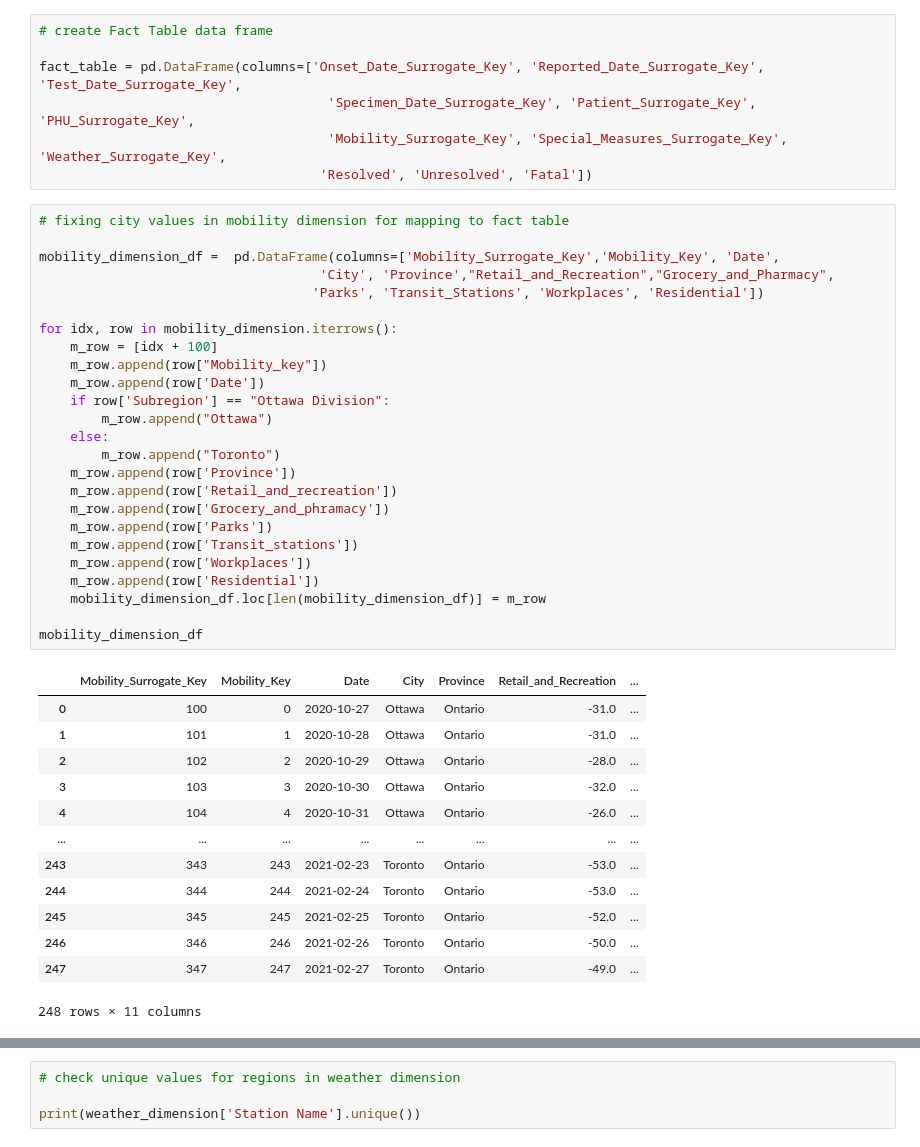
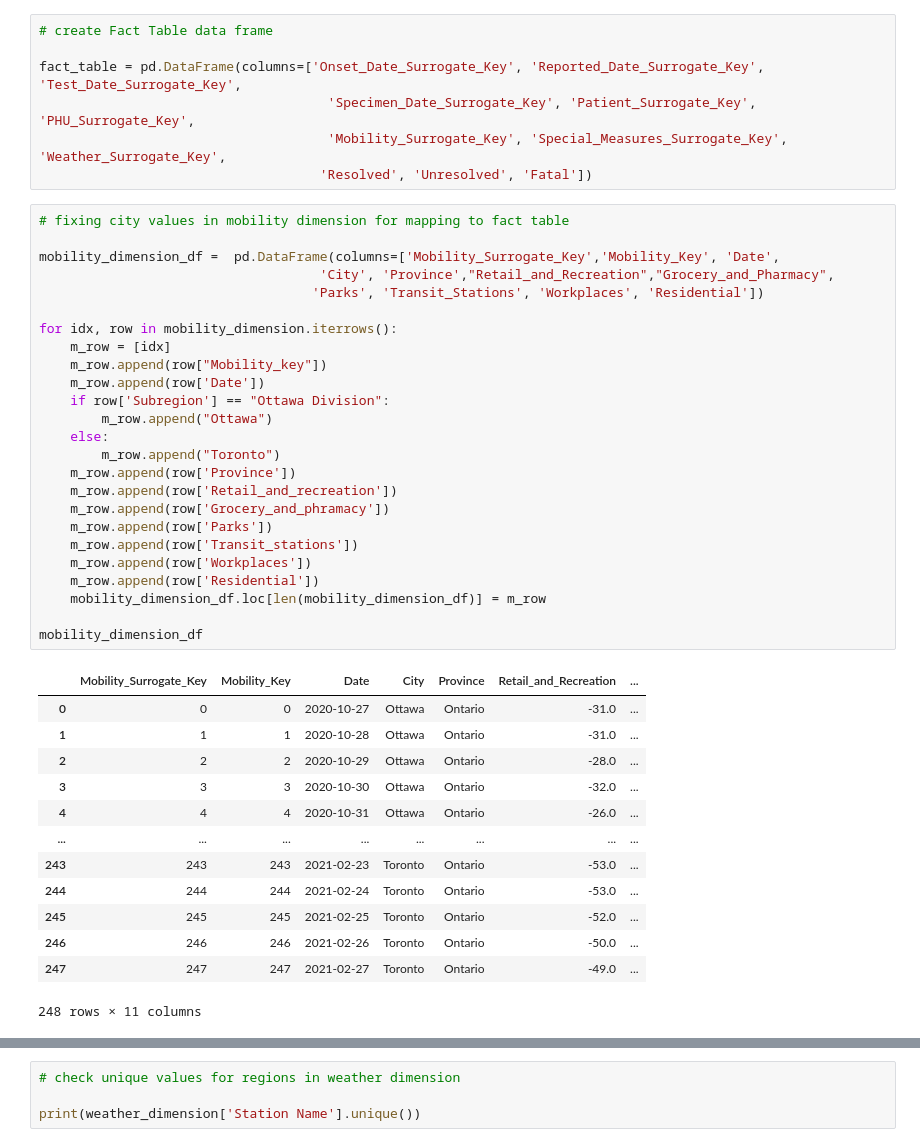
Before and after one commit to WilliamBHuynh/COVID-Tracking-Data-Mart, a Jupyter notebook: Data/Fact_Table/New_Fact_Table.ipynb, the cells around one changed output, grey strips where cells are left out. Cells and saved outputs as stored; diff of their text form.

```diff
--- a/Data/Fact_Table/New_Fact_Table.ipynb
+++ b/Data/Fact_Table/New_Fact_Table.ipynb
@@ -104,41 +104,41 @@ fact_table = pd.DataFrame(columns=['Onset_Date_Surrogate_Key', 'Reported_Date_Su
 # %%
 # fixing city values in mobility dimension for mapping to fact table
 
 mobility_dimension_df =  pd.DataFrame(columns=['Mobility_Surrogate_Key','Mobility_Key', 'Date',
                                     'City', 'Province',"Retail_and_Recreation","Grocery_and_Pharmacy",
                                    'Parks', 'Transit_Stations', 'Workplaces', 'Residential'])
 
 for idx, row in mobility_dimension.iterrows():
-    m_row = [idx + 100]
+    m_row = [idx]
     m_row.append(row["Mobility_key"])
     m_row.append(row['Date'])
     if row['Subregion'] == "Ottawa Division":
         m_row.append("Ottawa")
     else:
         m_row.append("Toronto")
     m_row.append(row['Province'])
     m_row.append(row['Retail_and_recreation'])
     m_row.append(row['Grocery_and_phramacy'])
     m_row.append(row['Parks'])
     m_row.append(row['Transit_stations'])
     m_row.append(row['Workplaces'])
     m_row.append(row['Residential'])
     mobility_dimension_df.loc[len(mobility_dimension_df)] = m_row
 
 mobility_dimension_df
 # %% [output]
 |  | Mobility_Surrogate_Key | Mobility_Key | Date | City | Province | Retail_and_Recreation | ... |
-| 0 | 100 | 0 | 2020-10-27 | Ottawa | Ontario | -31.0 | ... |
-| 1 | 101 | 1 | 2020-10-28 | Ottawa | Ontario | -31.0 | ... |
-| 2 | 102 | 2 | 2020-10-29 | Ottawa | Ontario | -28.0 | ... |
-| 3 | 103 | 3 | 2020-10-30 | Ottawa | Ontario | -32.0 | ... |
-| 4 | 104 | 4 | 2020-10-31 | Ottawa | Ontario | -26.0 | ... |
+| 0 | 0 | 0 | 2020-10-27 | Ottawa | Ontario | -31.0 | ... |
+| 1 | 1 | 1 | 2020-10-28 | Ottawa | Ontario | -31.0 | ... |
+| 2 | 2 | 2 | 2020-10-29 | Ottawa | Ontario | -28.0 | ... |
+| 3 | 3 | 3 | 2020-10-30 | Ottawa | Ontario | -32.0 | ... |
+| 4 | 4 | 4 | 2020-10-31 | Ottawa | Ontario | -26.0 | ... |
 | ... | ... | ... | ... | ... | ... | ... | ... |
-| 243 | 343 | 243 | 2021-02-23 | Toronto | Ontario | -53.0 | ... |
-| 244 | 344 | 244 | 2021-02-24 | Toronto | Ontario | -53.0 | ... |
-| 245 | 345 | 245 | 2021-02-25 | Toronto | Ontario | -52.0 | ... |
-| 246 | 346 | 246 | 2021-02-26 | Toronto | Ontario | -50.0 | ... |
-| 247 | 347 | 247 | 2021-02-27 | Toronto | Ontario | -49.0 | ... |
+| 243 | 243 | 243 | 2021-02-23 | Toronto | Ontario | -53.0 | ... |
+| 244 | 244 | 244 | 2021-02-24 | Toronto | Ontario | -53.0 | ... |
+| 245 | 245 | 245 | 2021-02-25 | Toronto | Ontario | -52.0 | ... |
+| 246 | 246 | 246 | 2021-02-26 | Toronto | Ontario | -50.0 | ... |
+| 247 | 247 | 247 | 2021-02-27 | Toronto | Ontario | -49.0 | ... |
 248 rows × 11 columns
 # %%
 special_measures_dimension
```
Also changed, not shown: parts of 18 cells of this notebook, 1 other file.
